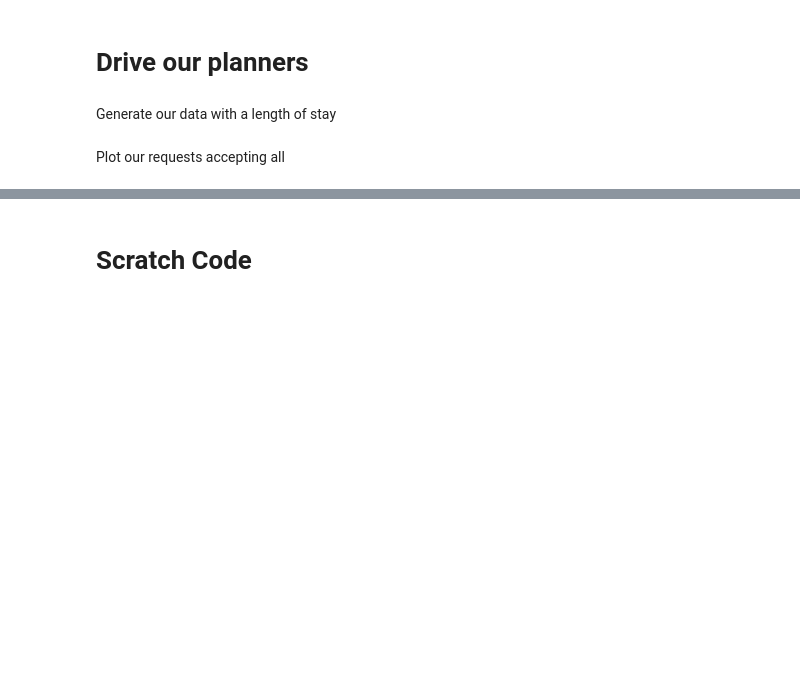
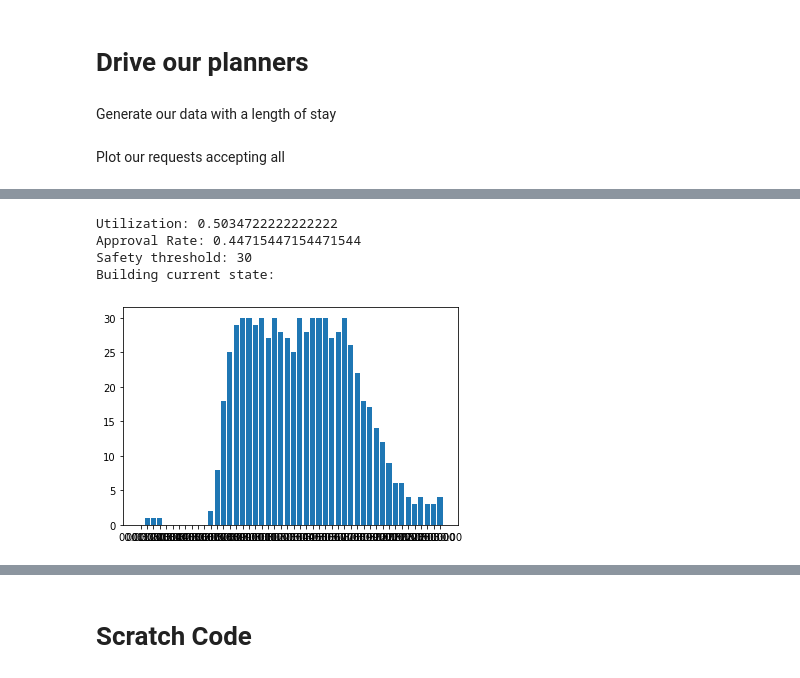
Before and after one commit to 0o0liver/Going_Back_to_Work, a Jupyter notebook: Project_4.ipynb, the cells around one changed output, grey strips where cells are left out. Saved outputs shown, nothing was run; the diff lists cells and outputs as text; code cells hidden in the pictures; blank space fills up the shorter version.

```diff
--- a/Project_4.ipynb
+++ b/Project_4.ipynb
@@ -473 +457,16 @@ plt.show()
+# %%
+PP = prioritized_planner(predicted, 30)
+
+for i, row in requests_df.iterrows():
+  approved = PP.request(str(row['datetime']).split(" ")[-1], row['duration'])
+
+print("Utilization:", PP.utilization())
+print("Approval Rate:", PP.approval_rate())
+PP.show_current()
+# %% [output]
+Utilization: 0.5034722222222222
+Approval Rate: 0.44715447154471544
+Safety threshold: 30
+Building current state:
+[figure, added]
 # %%
```
Also changed, not shown: parts of 19 cells of this notebook.
